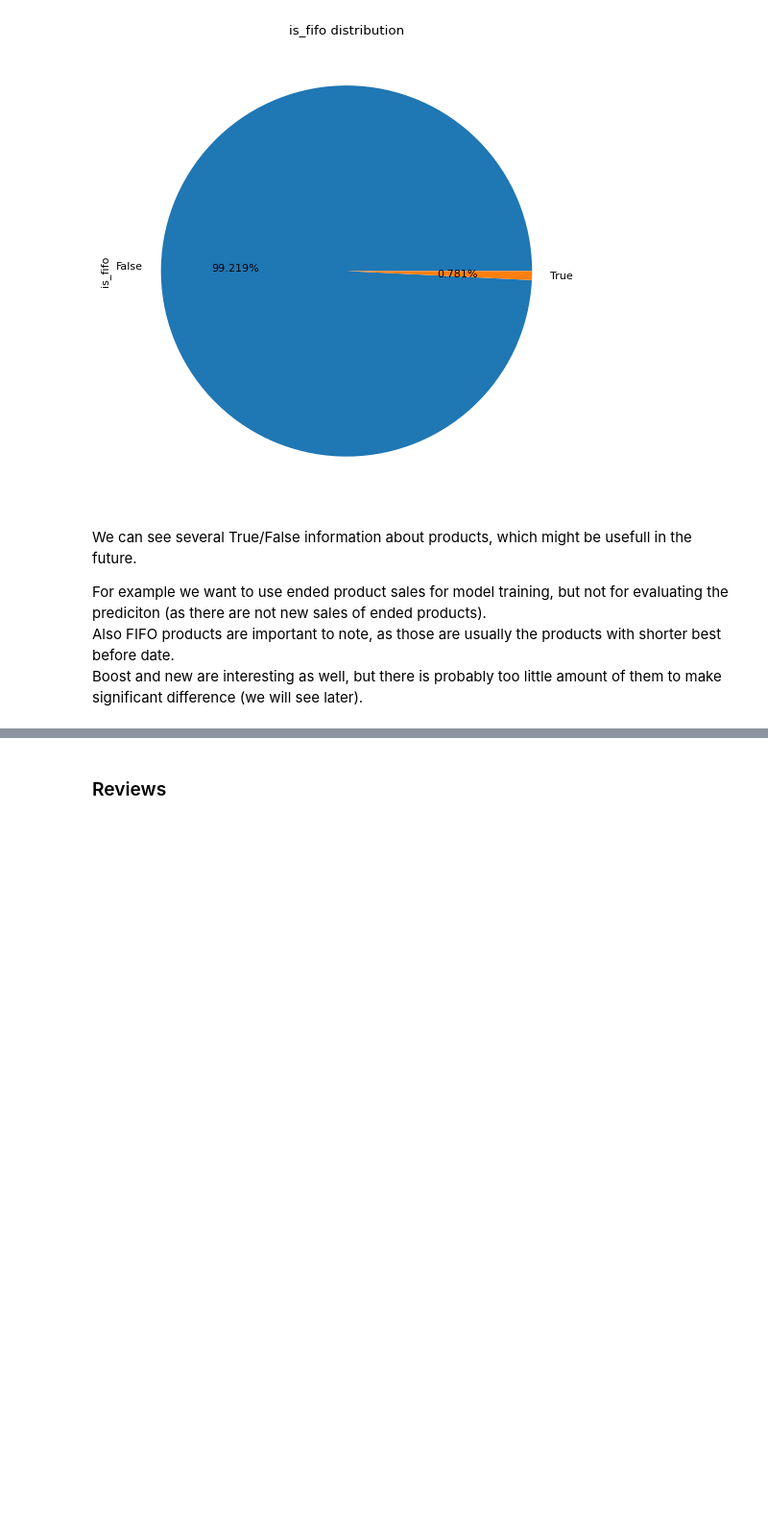
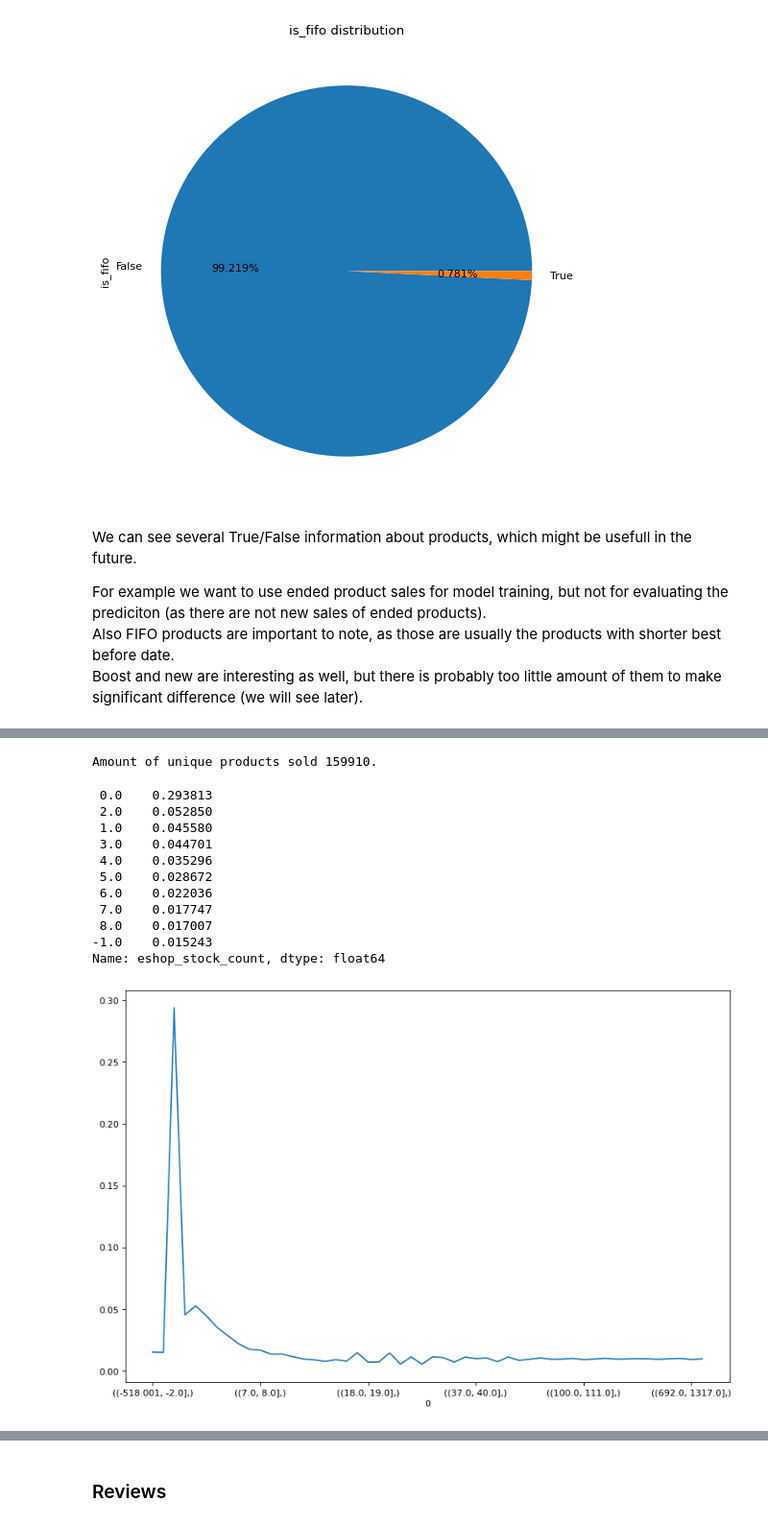
Before and after one commit to xSchon/BP, a Jupyter notebook: EDA.ipynb, the cells around one changed output, grey strips where cells are left out. Shown at 96% size. Cells and saved outputs as stored; diff of their text form; code cells hidden in the pictures; blank space fills up the shorter version.

```diff
--- a/EDA.ipynb
+++ b/EDA.ipynb
@@ -281,0 +335,24 @@ Boost and new are interesting as well, but there is probably too little amount o
+# %%
+print(f'Amount of unique products sold {len(data.product_name.unique())}.')
+# %% [output]
+Amount of unique products sold 159910.
+# %%
+# Let's lok how the most common eshop stock count looks like - normalized numbers in value_counts\
+# Numbers lower than 0 mean that item was ordere even though it is not in stock currently
+pd.DataFrame(pd.qcut(np.array(data.eshop_stock_count), q=100, duplicates='drop')).value_counts(sort=False, normalize=True).plot()
+plt.plot()
+
+print(data.eshop_stock_count.value_counts(normalize=True).head(10))
+# %% [output]
+ 0.0    0.293813
+ 2.0    0.052850
+ 1.0    0.045580
+ 3.0    0.044701
+ 4.0    0.035296
+ 5.0    0.028672
+ 6.0    0.022036
+ 7.0    0.017747
+ 8.0    0.017007
+-1.0    0.015243
+Name: eshop_stock_count, dtype: float64
+[figure, added]
```
Also changed, not shown: parts of 26 cells of this notebook.
